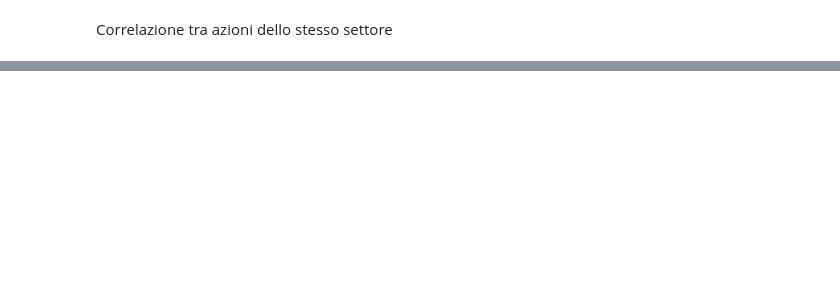
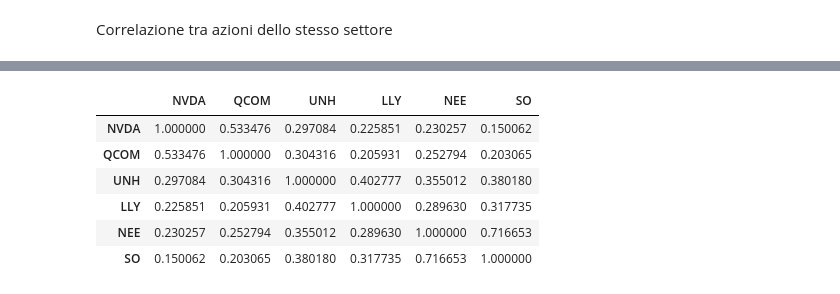
Before and after one commit to riccardo-savio/Progetto-BISF, a Jupyter notebook: studio.ipynb, the cells around one changed output, grey strips where cells are left out. Drawn from its saved outputs; the diff is of its cells as text; code cells hidden in the pictures; blank space fills up the shorter version.

```diff
--- a/studio.ipynb
+++ b/studio.ipynb
@@ -361,0 +369,6 @@ Error:
+# %%
+
+for i in range(len(stocks)):
+    stats.probplot(stocks[i]['Net Return'], dist="norm", plot=plt)
+    plt.title(stocks_tickets[i])
+    plt.show()
@@ -361,0 +382,12 @@ Error:
+# %%
+df = pd.DataFrame(columns=['Mean', 'Std', 'Var', 'Kurtosis', 'Skewness'])
+
+for i in range(len(stocks)):
+    stock = stocks[i]
+    df.loc[stocks_tickets[i], 'Mean'] = stock['Net Return'].mean()
+    df.loc[stocks_tickets[i], 'Std'] = stock['Net Return'].std()
+    df.loc[stocks_tickets[i], 'Var'] = stock['Net Return'].var()
+    df.loc[stocks_tickets[i], 'Kurtosis'] = stock['Net Return'].kurtosis()
+    df.loc[stocks_tickets[i], 'Skewness'] = stock['Net Return'].skew()
+
+df
@@ -361,0 +402,16 @@ Error:
+# %%
+df = pd.DataFrame(columns=stocks_tickets)
+
+for i in range(len(stocks)):
+    stock = stocks[i]
+    df[stocks_tickets[i]] = stock['Net Return']
+# %%
+df.corr()
+# %% [output]
+|  | NVDA | QCOM | UNH | LLY | NEE | SO |
+| NVDA | 1.000000 | 0.533476 | 0.297084 | 0.225851 | 0.230257 | 0.150062 |
+| QCOM | 0.533476 | 1.000000 | 0.304316 | 0.205931 | 0.252794 | 0.203065 |
+| UNH | 0.297084 | 0.304316 | 1.000000 | 0.402777 | 0.355012 | 0.380180 |
+| LLY | 0.225851 | 0.205931 | 0.402777 | 1.000000 | 0.289630 | 0.317735 |
+| NEE | 0.230257 | 0.252794 | 0.355012 | 0.289630 | 1.000000 | 0.716653 |
+| SO | 0.150062 | 0.203065 | 0.380180 | 0.317735 | 0.716653 | 1.000000 |
```
Also changed, not shown: parts of 11 cells of this notebook, 8 other files.
